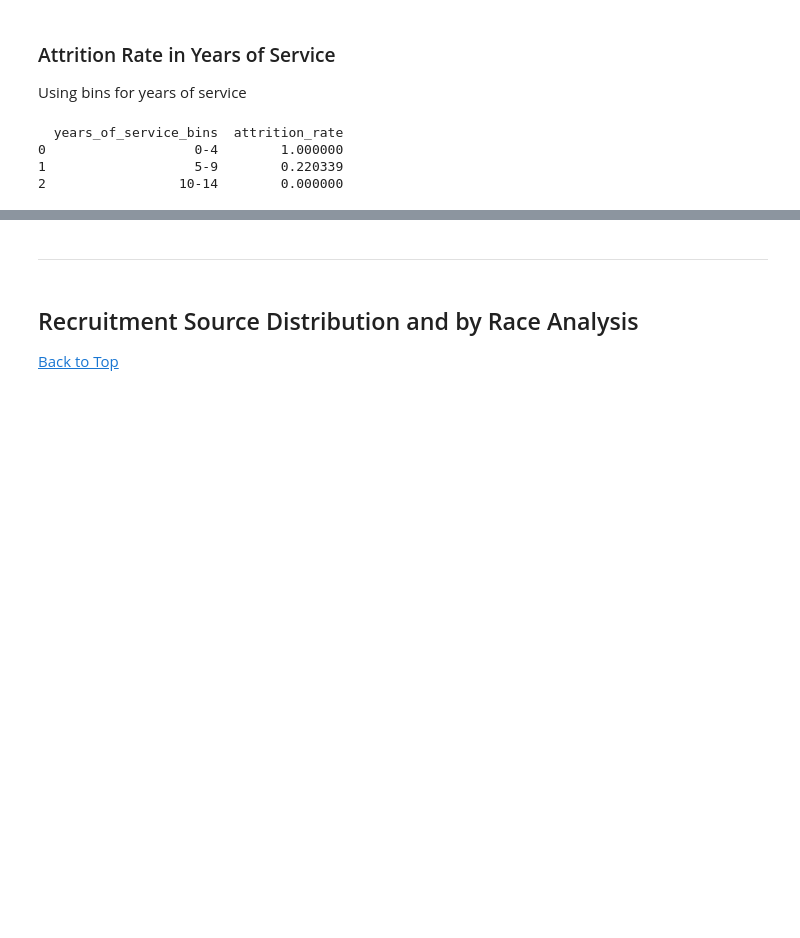
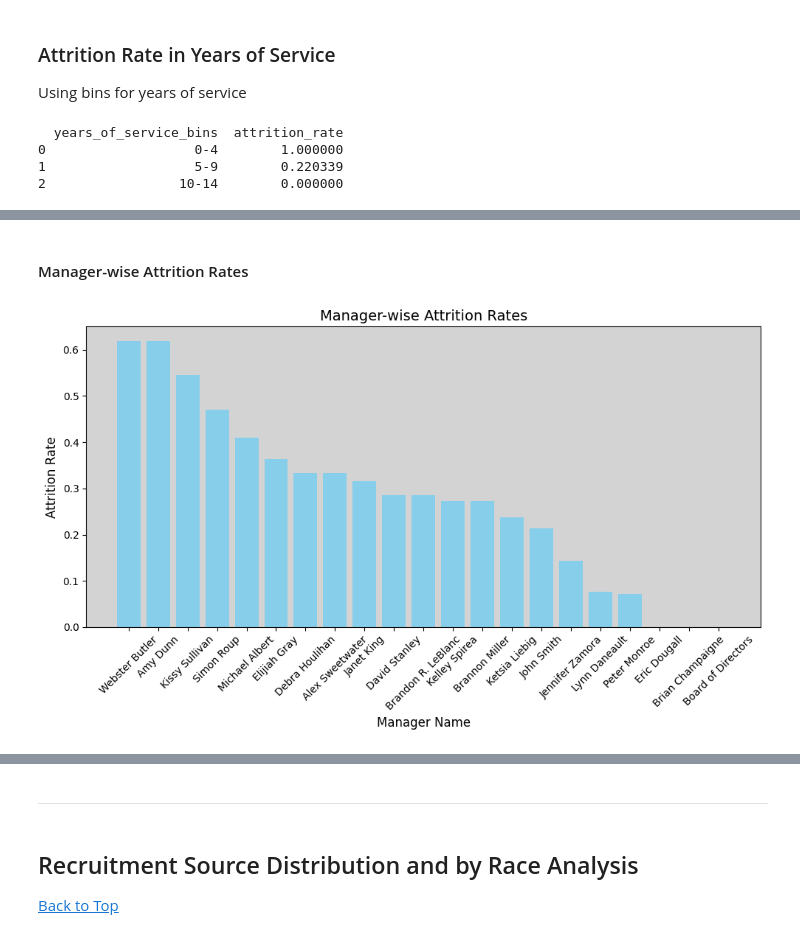
Before and after one commit to DanPkg/HR-Analytics-Insights-Project, a Jupyter notebook: human-resources-dataset-analysis-and-insights.ipynb, the cells around one changed output, grey strips where cells are left out. Cells and saved outputs as stored; diff of their text form; code cells hidden in the pictures; blank space fills up the shorter version.

```diff
--- a/human-resources-dataset-analysis-and-insights.ipynb
+++ b/human-resources-dataset-analysis-and-insights.ipynb
@@ -2498,0 +2616,5 @@ plt.show()
+# %%
+# Group by Manager and calculate the mean attrition rate.
+manager_attrition_rates = df.groupby(['ManagerName'])['Termd'].mean().reset_index().sort_values(by='Termd', ascending=False)
+manager_attrition_rates = manager_attrition_rates.rename(columns={'Termd': 'AttritionRate'})
+manager_attrition_rates.head()
@@ -2498,0 +2628,18 @@ plt.show()
+# %% [markdown]
+#### Manager-wise Attrition Rates
+# %%
+# Plot the bar plot
+plt.figure(figsize=(10, 6))
+plt.bar(manager_attrition_rates['ManagerName'], manager_attrition_rates['AttritionRate'], color='skyblue')
+
+# Add labels and title
+plt.xlabel('Manager Name', fontsize=12)
+plt.ylabel('Attrition Rate', fontsize=12)
+plt.title('Manager-wise Attrition Rates', fontsize=14)
+plt.xticks(rotation=45)
+
+# Show plot
+plt.tight_layout()
+plt.show()
+# %% [output]
+[figure, added]
```
Also changed, not shown: parts of 17 cells of this notebook.
